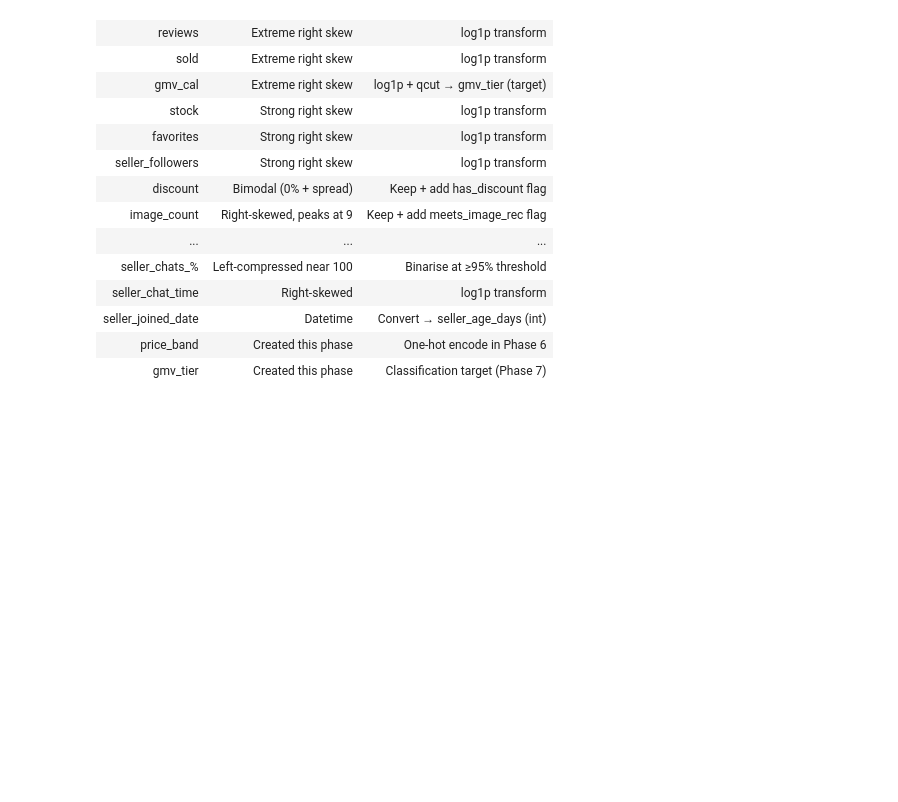
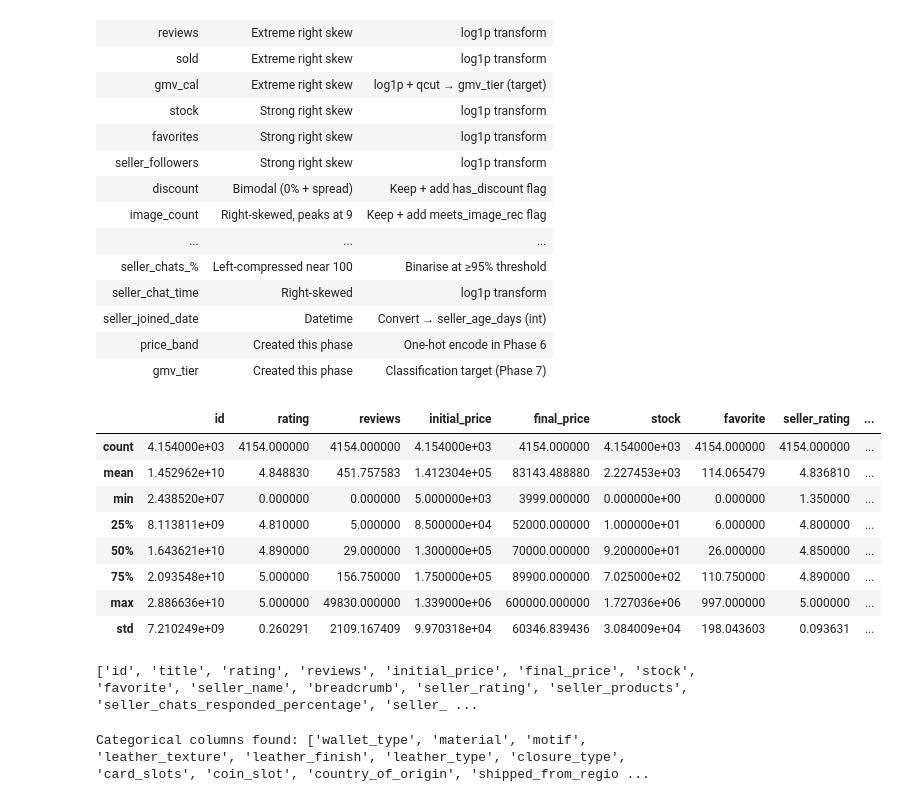
Before and after one commit to claranatalie01/COMP4501-FYP, a Jupyter notebook: angel/02_Dompet_UnivariateAnalysis.ipynb, the cells around one changed output. Cells and saved outputs as stored; diff of their text form; code cells hidden in the pictures; blank space fills up the shorter version.

```diff
--- a/angel/02_Dompet_UnivariateAnalysis.ipynb
+++ b/angel/02_Dompet_UnivariateAnalysis.ipynb
@@ -480,3 +485,30 @@ Phase 2 → Phase 6 engineering decisions
 | seller_joined_date | Datetime | Convert → seller_age_days (int) |
 | price_band | Created this phase | One-hot encode in Phase 6 |
 | gmv_tier | Created this phase | Classification target (Phase 7) |
+# %%
+df.describe()
+# %% [output]
+|  | id | rating | reviews | initial_price | final_price | stock | favorite | seller_rating | ... |
+| count | 4.154000e+03 | 4154.000000 | 4154.000000 | 4.154000e+03 | 4154.000000 | 4.154000e+03 | 4154.000000 | 4154.000000 | ... |
+| mean | 1.452962e+10 | 4.848830 | 451.757583 | 1.412304e+05 | 83143.488880 | 2.227453e+03 | 114.065479 | 4.836810 | ... |
+| min | 2.438520e+07 | 0.000000 | 0.000000 | 5.000000e+03 | 3999.000000 | 0.000000e+00 | 0.000000 | 1.350000 | ... |
+| 25% | 8.113811e+09 | 4.810000 | 5.000000 | 8.500000e+04 | 52000.000000 | 1.000000e+01 | 6.000000 | 4.800000 | ... |
+| 50% | 1.643621e+10 | 4.890000 | 29.000000 | 1.300000e+05 | 70000.000000 | 9.200000e+01 | 26.000000 | 4.850000 | ... |
+| 75% | 2.093548e+10 | 5.000000 | 156.750000 | 1.750000e+05 | 89900.000000 | 7.025000e+02 | 110.750000 | 4.890000 | ... |
+| max | 2.886636e+10 | 5.000000 | 49830.000000 | 1.339000e+06 | 600000.000000 | 1.727036e+06 | 997.000000 | 5.000000 | ... |
+| std | 7.210249e+09 | 0.260291 | 2109.167409 | 9.970318e+04 | 60346.839436 | 3.084009e+04 | 198.043603 | 0.093631 | ... |
+# %%
+print(df.columns.tolist())
+# %% [output]
+['id', 'title', 'rating', 'reviews', 'initial_price', 'final_price', 'stock', 'favorite', 'seller_name', 'breadcrumb', 'seller_rating', 'seller_products', 'seller_chats_responded_percentage', 'seller_ ...
+# %%
+categorical_features_raw = [
+    'wallet_type', 'material', 'motif', 'leather_texture',
+    'leather_finish', 'leather_type', 'closure_type', 'card_slots',
+    'coin_slot', 'country_of_origin', 'shipped_from_region',
+    'warranty_type', 'warranty_duration', 'voucher_status',
+]
+cat_cols = [c for c in categorical_features_raw if c in df.columns]
+print(f"Categorical columns found: {cat_cols}\n")
+# %% [output]
+Categorical columns found: ['wallet_type', 'material', 'motif', 'leather_texture', 'leather_finish', 'leather_type', 'closure_type', 'card_slots', 'coin_slot', 'country_of_origin', 'shipped_from_regio ...
```
Also changed, not shown: parts of 7 cells of this notebook.
